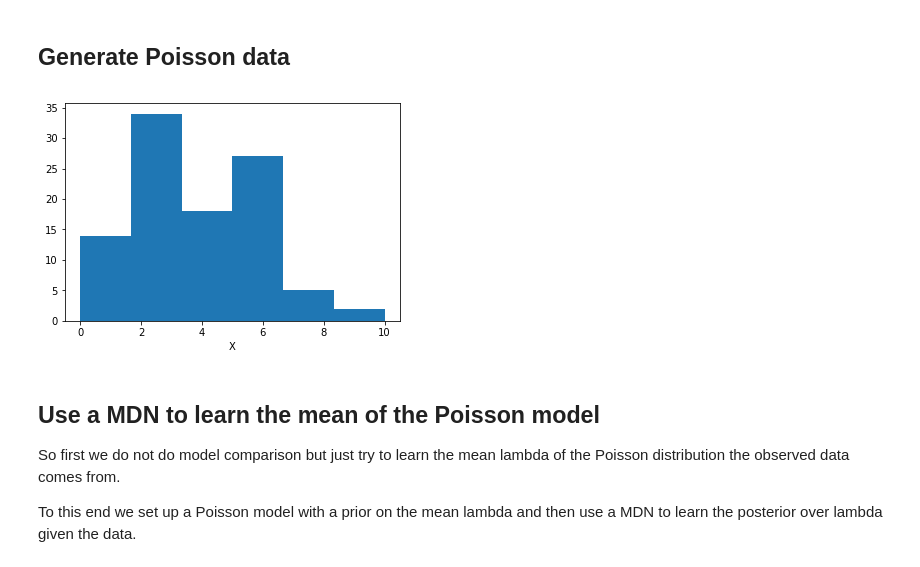
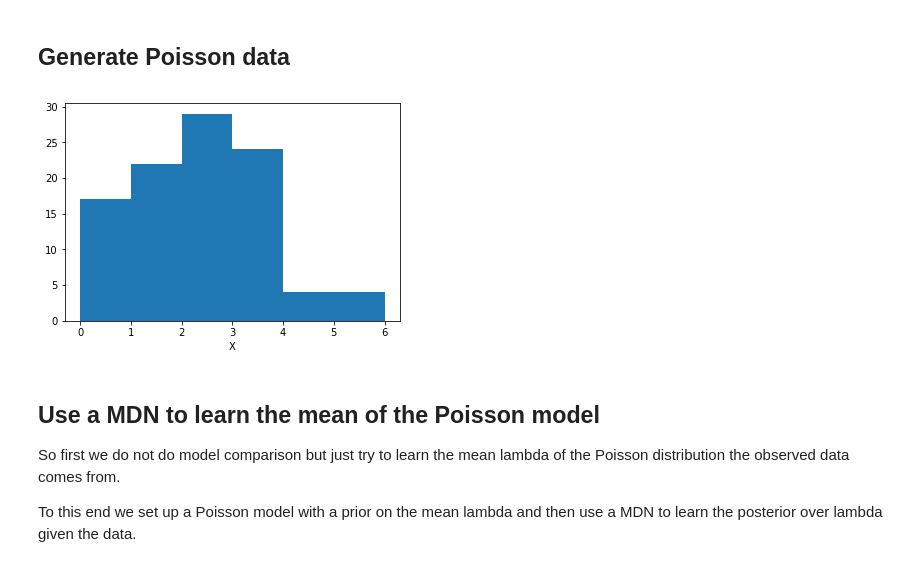
Before and after one commit to janfb/mcabc, a Jupyter notebook: Poisson_fitting_mdn.ipynb, the cells around one changed output. Drawn from its saved outputs; the diff is of its cells as text; code cells hidden in the pictures.

```diff
--- a/Poisson_fitting_mdn.ipynb
+++ b/Poisson_fitting_mdn.ipynb
@@ -14,26 +16,26 @@ from scipy.stats import gamma
 # %%
 N = 100  # size of toy data
 shape = 9.
 scale = .5
-true_lam = 4.
+true_lam = 2.
 
 def batch_generator(dataset, batch_size=5):
     shuffle(dataset)
     N_full_batches = len(dataset) // batch_size
     for i in range(N_full_batches):
         idx_from = batch_size * i
         idx_to = batch_size * (i + 1)
         xs, ys = zip(*[(x, y) for x, y in dataset[idx_from:idx_to]])
         yield xs, ys
 
 X_o = np.random.poisson(lam=true_lam, size=N)
 
 X_var = Variable(torch.Tensor(X_o.astype(float)))
 
 plt.hist(X_o, bins=6);
 plt.xlabel('X');
 # %% [output]
-[figure, old version]
+[figure, new version]
 # %%
 class MDN_phi(nn.Module):
     def __init__(self, ndim_input=1, ndim_output=1, n_hidden=5, n_components=1):
```
Also changed, not shown: parts of 10 cells of this notebook.
